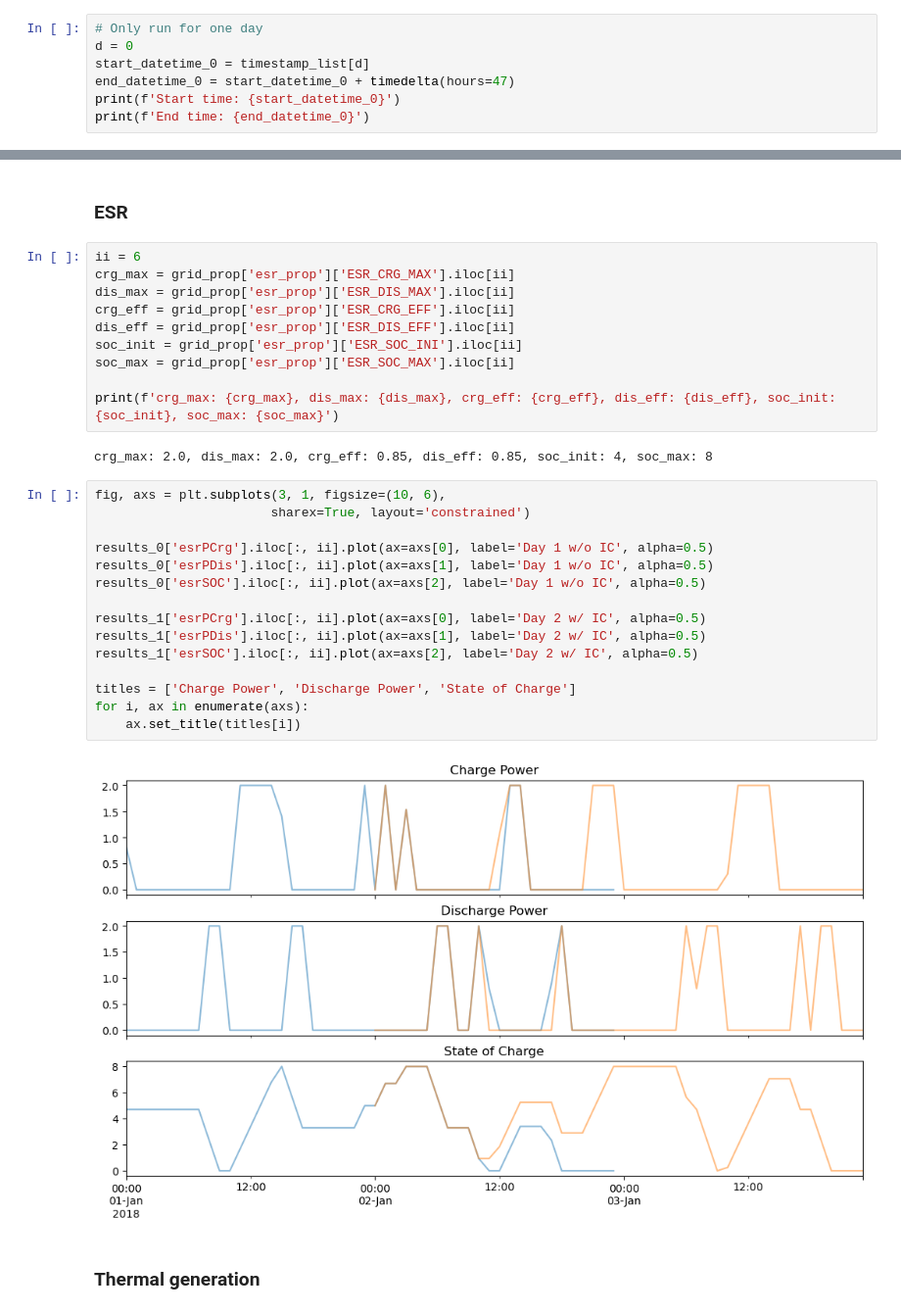
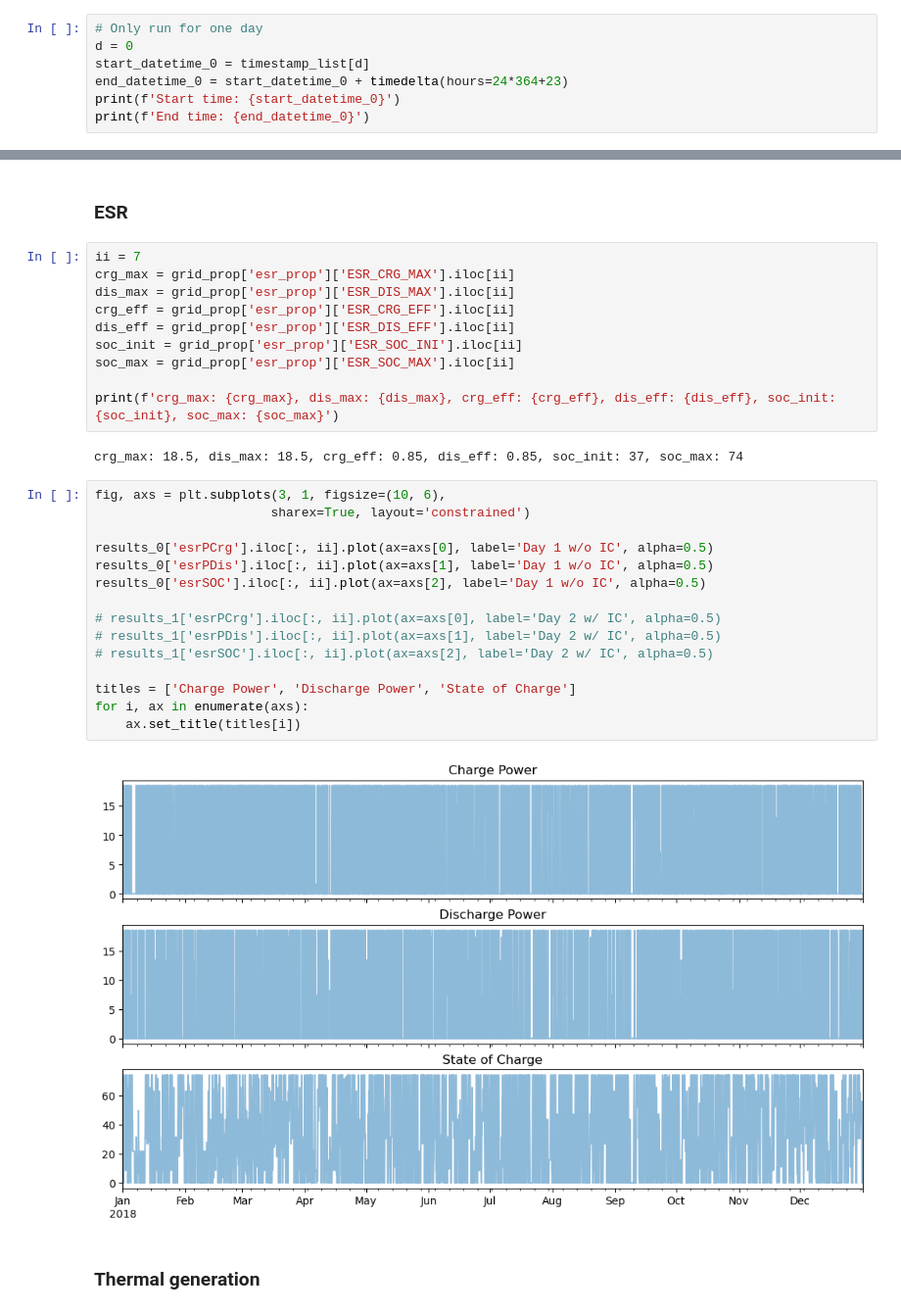
Before and after one commit to boyuan276/NYgrid-python, a Jupyter notebook: examples/ex_opf_2018Baseline.ipynb, the cells around one changed output, grey strips where cells are left out. Shown at 98% size. Drawn from its saved outputs; the diff is of its cells as text.

```diff
--- a/examples/ex_opf_2018Baseline.ipynb
+++ b/examples/ex_opf_2018Baseline.ipynb
@@ -95,7 +95,7 @@ grid_profile['gencost_startup_profile'] = gencost_startup_profile_new
 # Only run for one day
 d = 0
 start_datetime_0 = timestamp_list[d]
-end_datetime_0 = start_datetime_0 + timedelta(hours=47)
+end_datetime_0 = start_datetime_0 + timedelta(hours=24*364+23)
 print(f'Start time: {start_datetime_0}')
 print(f'End time: {end_datetime_0}')
 # %% [output]
@@ -438,7 +445,7 @@ ESR SOC under target penalty: 37905.00
 # %% [markdown]
 ### ESR
 # %%
-ii = 6
+ii = 7
 crg_max = grid_prop['esr_prop']['ESR_CRG_MAX'].iloc[ii]
 dis_max = grid_prop['esr_prop']['ESR_DIS_MAX'].iloc[ii]
 crg_eff = grid_prop['esr_prop']['ESR_CRG_EFF'].iloc[ii]
@@ -448,24 +455,24 @@ soc_max = grid_prop['esr_prop']['ESR_SOC_MAX'].iloc[ii]
 
 print(f'crg_max: {crg_max}, dis_max: {dis_max}, crg_eff: {crg_eff}, dis_eff: {dis_eff}, soc_init: {soc_init}, soc_max: {soc_max}')
 # %% [output]
-crg_max: 2.0, dis_max: 2.0, crg_eff: 0.85, dis_eff: 0.85, soc_init: 4, soc_max: 8
+crg_max: 18.5, dis_max: 18.5, crg_eff: 0.85, dis_eff: 0.85, soc_init: 37, soc_max: 74
 # %%
 fig, axs = plt.subplots(3, 1, figsize=(10, 6),
                        sharex=True, layout='constrained')
 
 results_0['esrPCrg'].iloc[:, ii].plot(ax=axs[0], label='Day 1 w/o IC', alpha=0.5)
 results_0['esrPDis'].iloc[:, ii].plot(ax=axs[1], label='Day 1 w/o IC', alpha=0.5)
 results_0['esrSOC'].iloc[:, ii].plot(ax=axs[2], label='Day 1 w/o IC', alpha=0.5)
 
-results_1['esrPCrg'].iloc[:, ii].plot(ax=axs[0], label='Day 2 w/ IC', alpha=0.5)
-results_1['esrPDis'].iloc[:, ii].plot(ax=axs[1], label='Day 2 w/ IC', alpha=0.5)
-results_1['esrSOC'].iloc[:, ii].plot(ax=axs[2], label='Day 2 w/ IC', alpha=0.5)
+# results_1['esrPCrg'].iloc[:, ii].plot(ax=axs[0], label='Day 2 w/ IC', alpha=0.5)
+# results_1['esrPDis'].iloc[:, ii].plot(ax=axs[1], label='Day 2 w/ IC', alpha=0.5)
+# results_1['esrSOC'].iloc[:, ii].plot(ax=axs[2], label='Day 2 w/ IC', alpha=0.5)
 
 titles = ['Charge Power', 'Discharge Power', 'State of Charge']
 for i, ax in enumerate(axs):
     ax.set_title(titles[i])
 # %% [output]
-[figure, old version]
+[figure, new version]
 # %% [markdown]
 ### Thermal generation
 # %%
```
Also changed, not shown: parts of 11 cells of this notebook, 7 other files.
